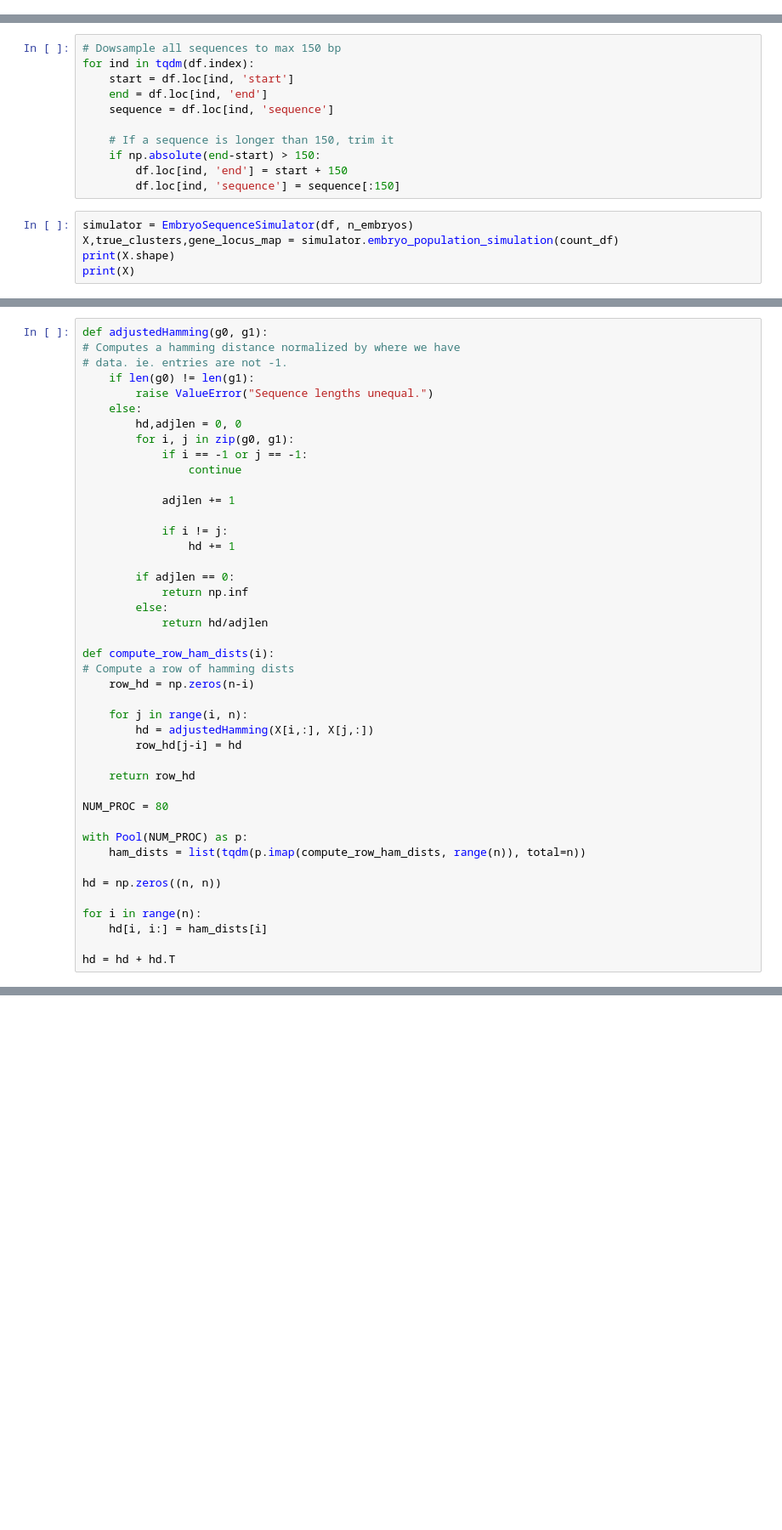
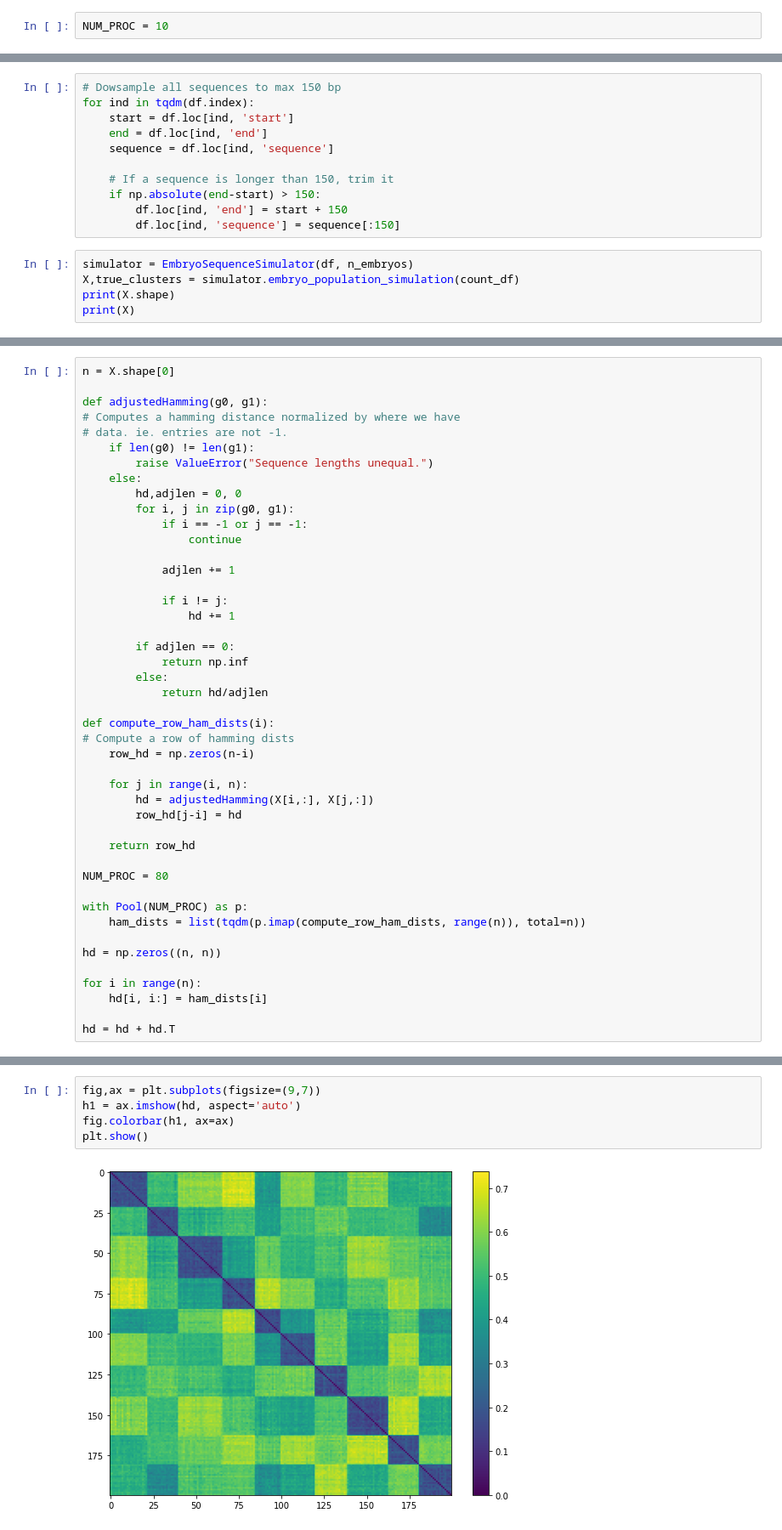
Before and after one commit to bkiyota/SNPBarcodingSimulator, a Jupyter notebook: sequence_simulation_updated.ipynb, the cells around one changed output, grey strips where cells are left out. Shown: that part at 85% size. Cells and saved outputs as stored; diff of their text form; blank space fills up the shorter version.

```diff
--- a/sequence_simulation_updated.ipynb
+++ b/sequence_simulation_updated.ipynb
@@ -13,6 +13,8 @@ from multiprocessing import Pool
 # %%
 INPUT_PATH="/mnt/geofflab/SNP_barcoding/Lvar_annotations_v3_Jan2021/transcripts.csv"
 COUNTS_PATH="/mnt/geofflab/SNP_barcoding/LV_counts_10hpf.csv"
+# %%
+NUM_PROC = 10
 # %%
 heterozygosity = 0.02 # This is the rate of SNPs per base
 alphabet = {"A":0, "C":1, "G":2, "T":3}
@@ -339,7 +359,7 @@ for ind in tqdm(df.index):
         df.loc[ind, 'sequence'] = sequence[:150]
 # %%
 simulator = EmbryoSequenceSimulator(df, n_embryos)
-X,true_clusters,gene_locus_map = simulator.embryo_population_simulation(count_df)
+X,true_clusters = simulator.embryo_population_simulation(count_df)
 print(X.shape)
 print(X)
 # %% [output]
@@ -352,6 +372,8 @@ print(X)
  [-1 -1 -1 ... -1 -1 -1]
  [-1 -1 -1 ... -1 -1 -1]]
 # %%
+n = X.shape[0]
+
 def adjustedHamming(g0, g1):
 # Computes a hamming distance normalized by where we have
 # data. ie. entries are not -1.
@@ -404 +419,8 @@ plt.show()
+# %%
+fig,ax = plt.subplots(figsize=(9,7))
+h1 = ax.imshow(hd, aspect='auto')
+fig.colorbar(h1, ax=ax)
+plt.show()
+# %% [output]
+[figure, added]
 # %%
```
Also changed, not shown: parts of 5 cells of this notebook.
